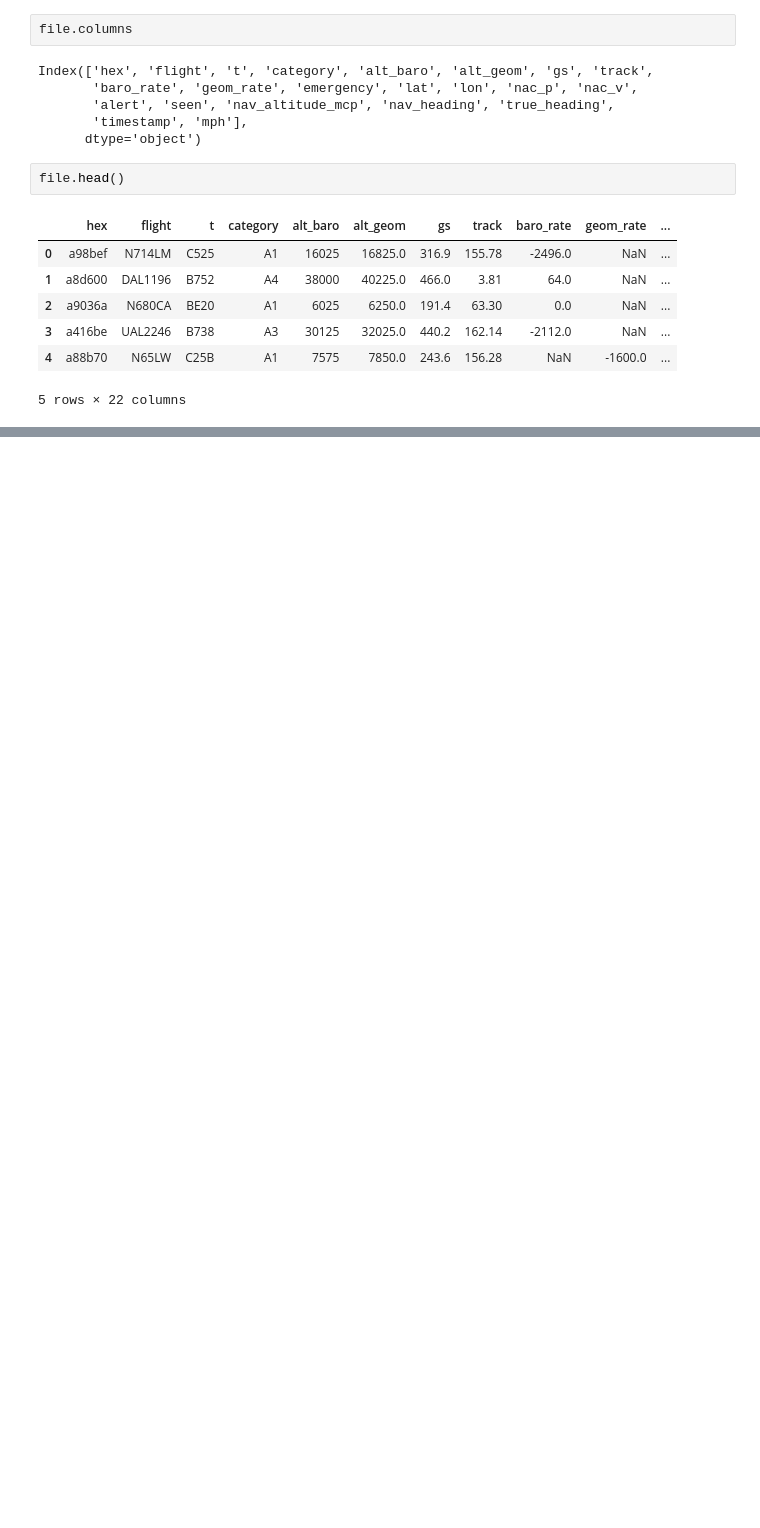
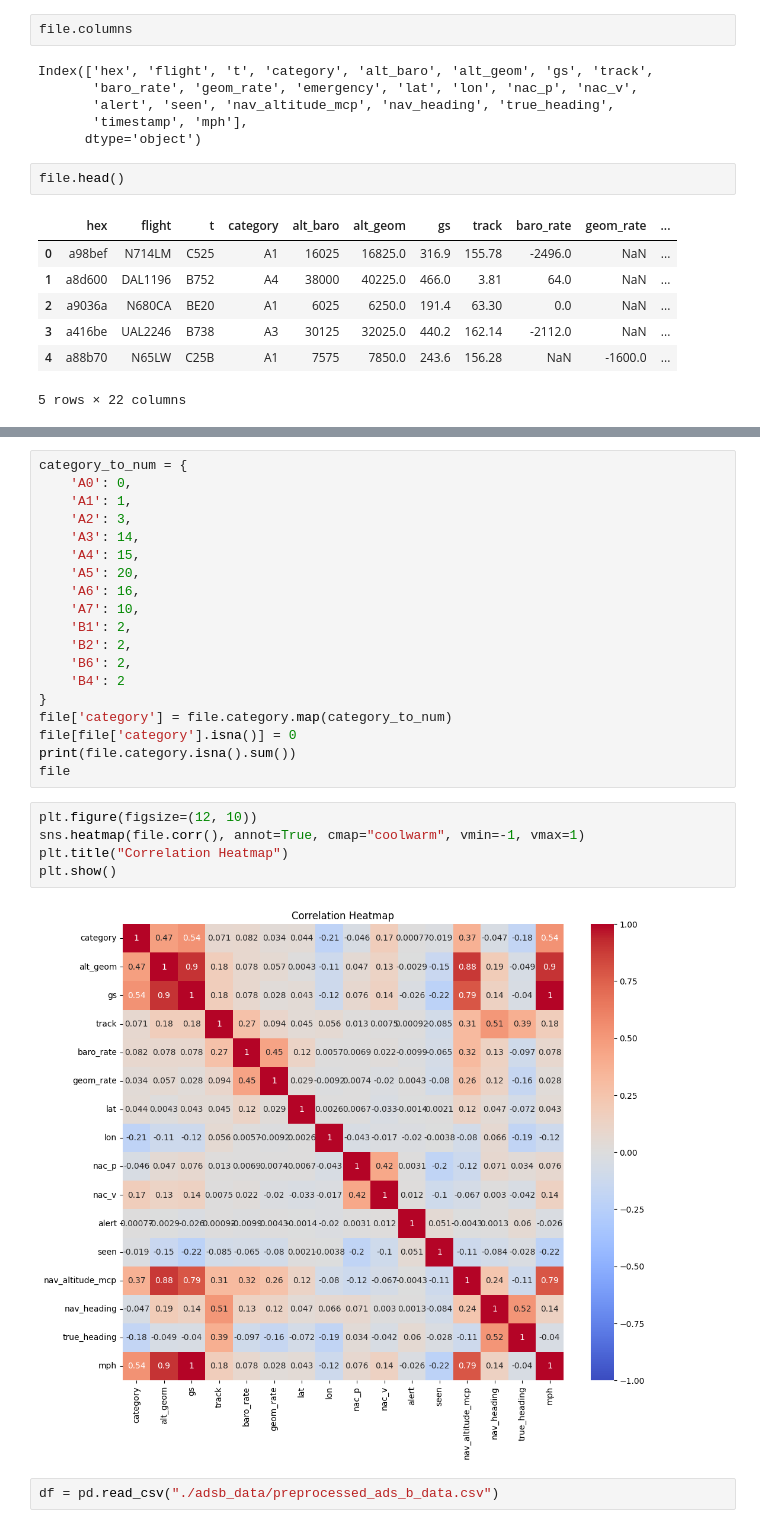
Before and after one commit to lwilsen/adsb_project, a Jupyter notebook: adsb.ipynb, the cells around one changed output, grey strips where cells are left out. Cells and saved outputs as stored; diff of their text form; blank space fills up the shorter version.

```diff
--- a/adsb.ipynb
+++ b/adsb.ipynb
@@ -120,0 +193,28 @@ file.head()
+# %%
+category_to_num = {
+    'A0': 0,
+    'A1': 1,
+    'A2': 3,
+    'A3': 14,
+    'A4': 15,
+    'A5': 20,
+    'A6': 16,
+    'A7': 10,
+    'B1': 2,
+    'B2': 2,
+    'B6': 2,
+    'B4': 2
+}
+file['category'] = file.category.map(category_to_num)
+file[file['category'].isna()] = 0
+print(file.category.isna().sum())
+file
+# %%
+plt.figure(figsize=(12, 10))
+sns.heatmap(file.corr(), annot=True, cmap="coolwarm", vmin=-1, vmax=1)
+plt.title("Correlation Heatmap")
+plt.show()
+# %% [output]
+[figure, added]
+# %%
+df = pd.read_csv("./adsb_data/preprocessed_ads_b_data.csv")
```
Also changed, not shown: parts of 30 cells of this notebook, 9 other files.
